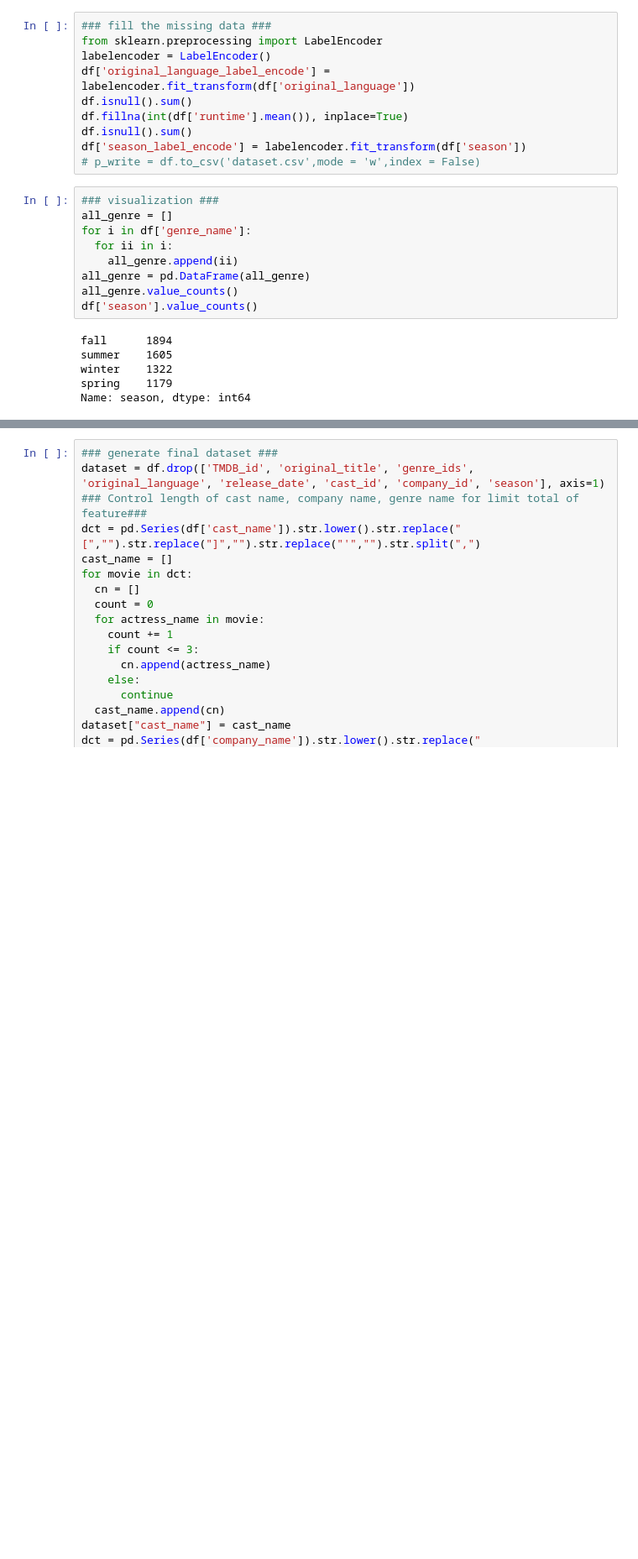
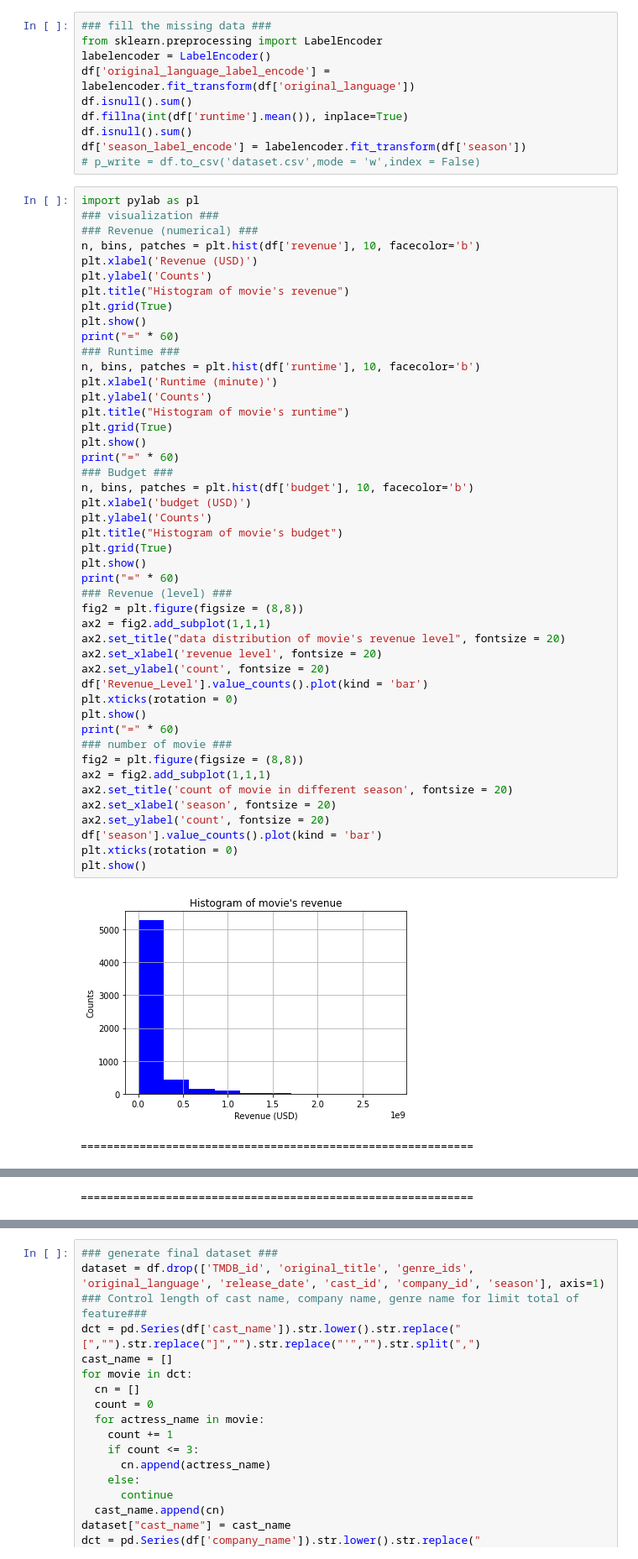
Before and after one commit to botingchen/ML_Project, a Jupyter notebook: main.ipynb, the cells around one changed output, grey strips where cells are left out. Shown at 84% size. Drawn from its saved outputs; the diff is of its cells as text; blank space fills up the shorter version.

Commit message:
finish visualization

```diff
--- a/main.ipynb
+++ b/main.ipynb
@@ -232,18 +232,52 @@ df.fillna(int(df['runtime'].mean()), inplace=True)
 df.isnull().sum()
 df['season_label_encode'] = labelencoder.fit_transform(df['season'])
 # p_write = df.to_csv('dataset.csv',mode = 'w',index = False)
-# %%
-### visualization ###
-all_genre = []
-for i in df['genre_name']:
-  for ii in i:
-    all_genre.append(ii)
-all_genre = pd.DataFrame(all_genre)
-all_genre.value_counts()
-df['season'].value_counts()
-# %% [output]
-fall      1894
-summer    1605
-winter    1322
-spring    1179
-Name: season, dtype: int64
+# %%
+import pylab as pl
+### visualization ###
+### Revenue (numerical) ###
+n, bins, patches = plt.hist(df['revenue'], 10, facecolor='b')
+plt.xlabel('Revenue (USD)')
+plt.ylabel('Counts')
+plt.title("Histogram of movie's revenue")
+plt.grid(True)
+plt.show()
+print("=" * 60)
+### Runtime ###
+n, bins, patches = plt.hist(df['runtime'], 10, facecolor='b')
+plt.xlabel('Runtime (minute)')
+plt.ylabel('Counts')
+plt.title("Histogram of movie's runtime")
+plt.grid(True)
+plt.show()
+print("=" * 60)
+### Budget ###
+n, bins, patches = plt.hist(df['budget'], 10, facecolor='b')
+plt.xlabel('budget (USD)')
+plt.ylabel('Counts')
+plt.title("Histogram of movie's budget")
+plt.grid(True)
+plt.show()
+print("=" * 60)
+### Revenue (level) ###
+fig2 = plt.figure(figsize = (8,8))
+ax2 = fig2.add_subplot(1,1,1)
+ax2.set_title("data distribution of movie's revenue level", fontsize = 20)
+ax2.set_xlabel('revenue level', fontsize = 20)
+ax2.set_ylabel('count', fontsize = 20)
+df['Revenue_Level'].value_counts().plot(kind = 'bar')
+plt.xticks(rotation = 0)
+plt.show()
+print("=" * 60)
+### number of movie ###
+fig2 = plt.figure(figsize = (8,8))
+ax2 = fig2.add_subplot(1,1,1)
+ax2.set_title('count of movie in different season', fontsize = 20)
+ax2.set_xlabel('season', fontsize = 20)
+ax2.set_ylabel('count', fontsize = 20)
+df['season'].value_counts().plot(kind = 'bar')
+plt.xticks(rotation = 0)
+plt.show()
+# %% [output]
+[figure, added]
+============================================================
@@ -249,0 +285 @@ Name: season, dtype: int64
+============================================================
```
Also changed, not shown: parts of 8 cells of this notebook.
